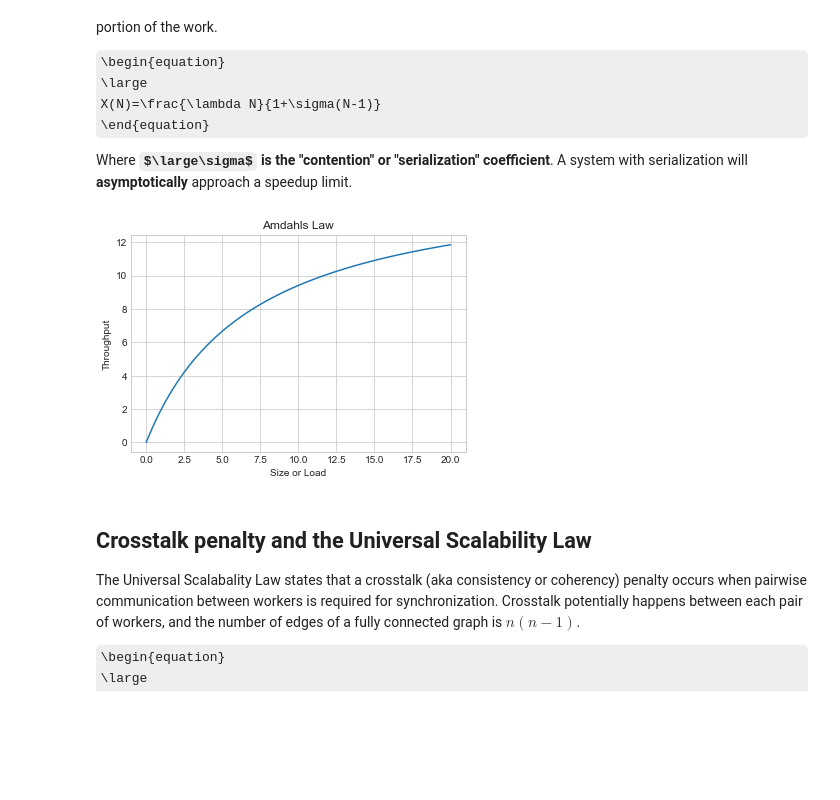
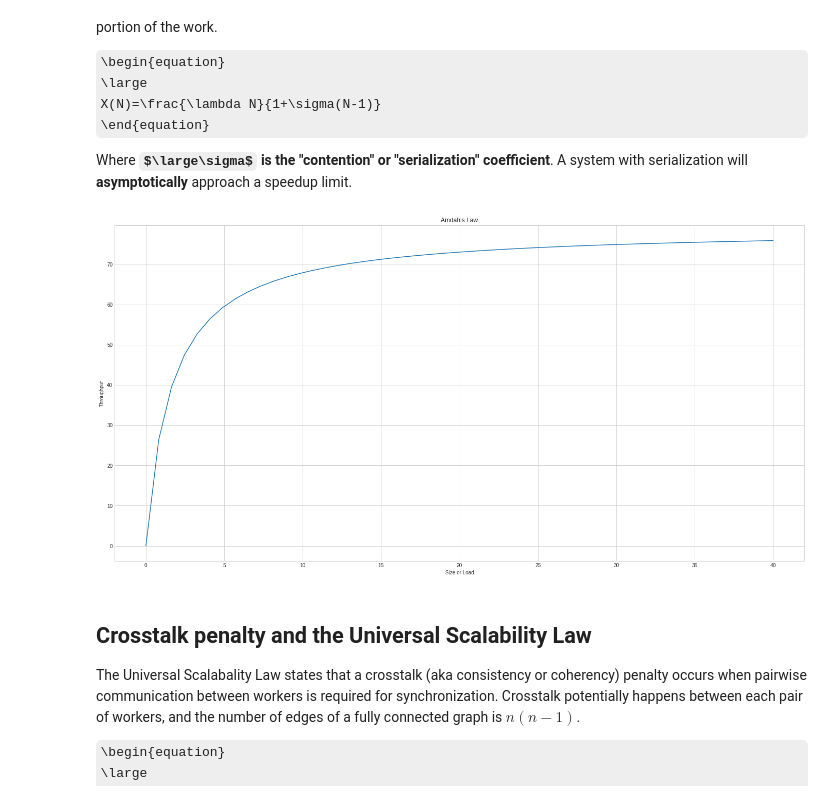
Before and after one commit to Nuvalence/scale-ops, a Jupyter notebook: scalibility-laws.ipynb, the cells around one changed output. Saved outputs shown, nothing was run; the diff lists cells and outputs as text; code cells hidden in the pictures; some formulas as TeX source; blank space fills up the shorter version.

```diff
--- a/scalibility-laws.ipynb
+++ b/scalibility-laws.ipynb
@@ -51,9 +51,9 @@ def annot_max(x, y, ax=None):
     ax.annotate(text, xy=(xmax, ymax), xytext=(0.94, 0.96), **kw)
 
 
-concurrency = np.linspace(0, 20)
-throughput = np.linspace(0, 600)
-latency = np.linspace(0, 0.3)
+concurrency = np.linspace(0, 40)
+throughput = np.linspace(0, 700)
+latency = np.linspace(0, 0.8)
 # %% [markdown]
 # Scaling Laws and Modeling
 
@@ -120,13 +120,13 @@ X(N)=\frac{\lambda N}{1+\sigma(N-1)}
 
 Where **$\large\sigma$ is the "contention" or "serialization" coefficient**. A system with serialization will **asymptotically** approach a speedup limit.
 # %%
-fig3, ax3 = plt.subplots()
+fig3, ax3 = plt.subplots(figsize=(24,12))
 ax3.set(xlabel='Size or Load', ylabel='Throughput', title='Amdahl''s Law')
-l3 = 2
-s3 = .125
+l3 = 30
+s3 = 0.38
 _ = ax3.plot(concurrency, amdahl_tp(concurrency, l3, s3))
 # %% [output]
-[figure, old version]
+[figure, new version]
 # %% [markdown]
 
 ## Crosstalk penalty and the Universal Scalability Law
```
Also changed, not shown: parts of 7 cells of this notebook.
